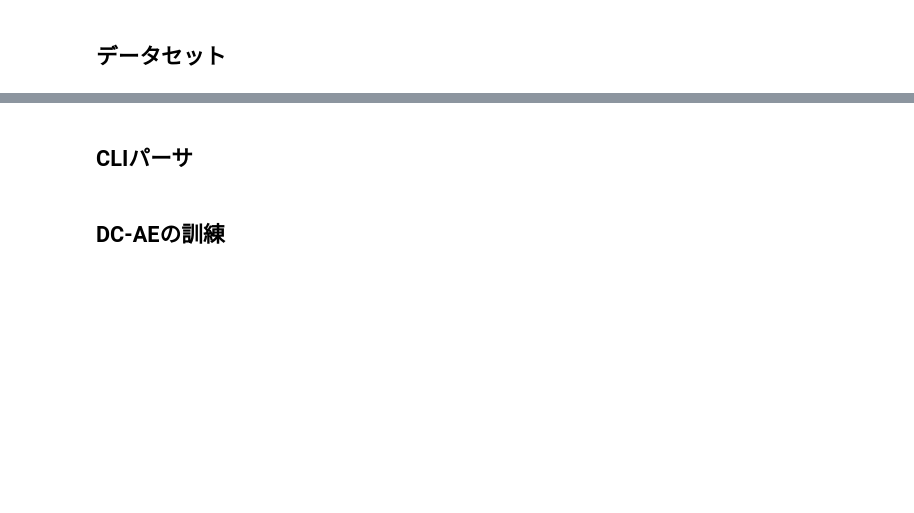
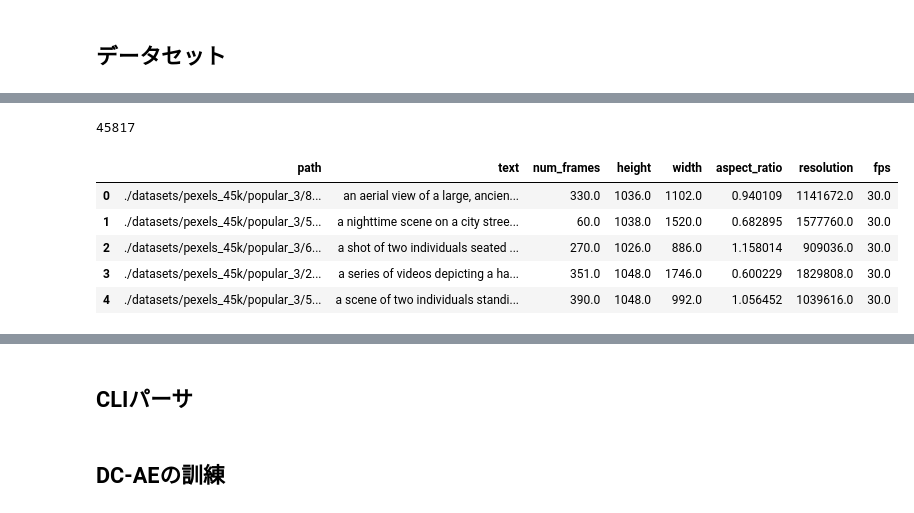
Before and after one commit to hayatoshibahara/open-sora, a Jupyter notebook: training.ipynb, the cells around one changed output, grey strips where cells are left out. Saved outputs shown, nothing was run; the diff lists cells and outputs as text; code cells hidden in the pictures; blank space fills up the shorter version.

```diff
--- a/training.ipynb
+++ b/training.ipynb
@@ -345,0 +389,15 @@ except:
+# %%
+import pandas as pd
+
+# 動画を評価後、フィルタリングしたデータセットのCSVを読み込む
+pexels_45k_necessary_df = pd.read_csv("pexels_45k_necessary.csv")
+print(len(pexels_45k_necessary_df)) # 45,817件
+pexels_45k_necessary_df.head(5)
+# %% [output]
+45817
+|  | path | text | num_frames | height | width | aspect_ratio | resolution | fps |
+| 0 | ./datasets/pexels_45k/popular_3/8... | an aerial view of a large, ancien... | 330.0 | 1036.0 | 1102.0 | 0.940109 | 1141672.0 | 30.0 |
+| 1 | ./datasets/pexels_45k/popular_3/5... | a nighttime scene on a city stree... | 60.0 | 1038.0 | 1520.0 | 0.682895 | 1577760.0 | 30.0 |
+| 2 | ./datasets/pexels_45k/popular_3/6... | a shot of two individuals seated ... | 270.0 | 1026.0 | 886.0 | 1.158014 | 909036.0 | 30.0 |
+| 3 | ./datasets/pexels_45k/popular_3/2... | a series of videos depicting a ha... | 351.0 | 1048.0 | 1746.0 | 0.600229 | 1829808.0 | 30.0 |
+| 4 | ./datasets/pexels_45k/popular_3/5... | a scene of two individuals standi... | 390.0 | 1048.0 | 992.0 | 1.056452 | 1039616.0 | 30.0 |
```
Also changed, not shown: parts of 11 cells of this notebook.
